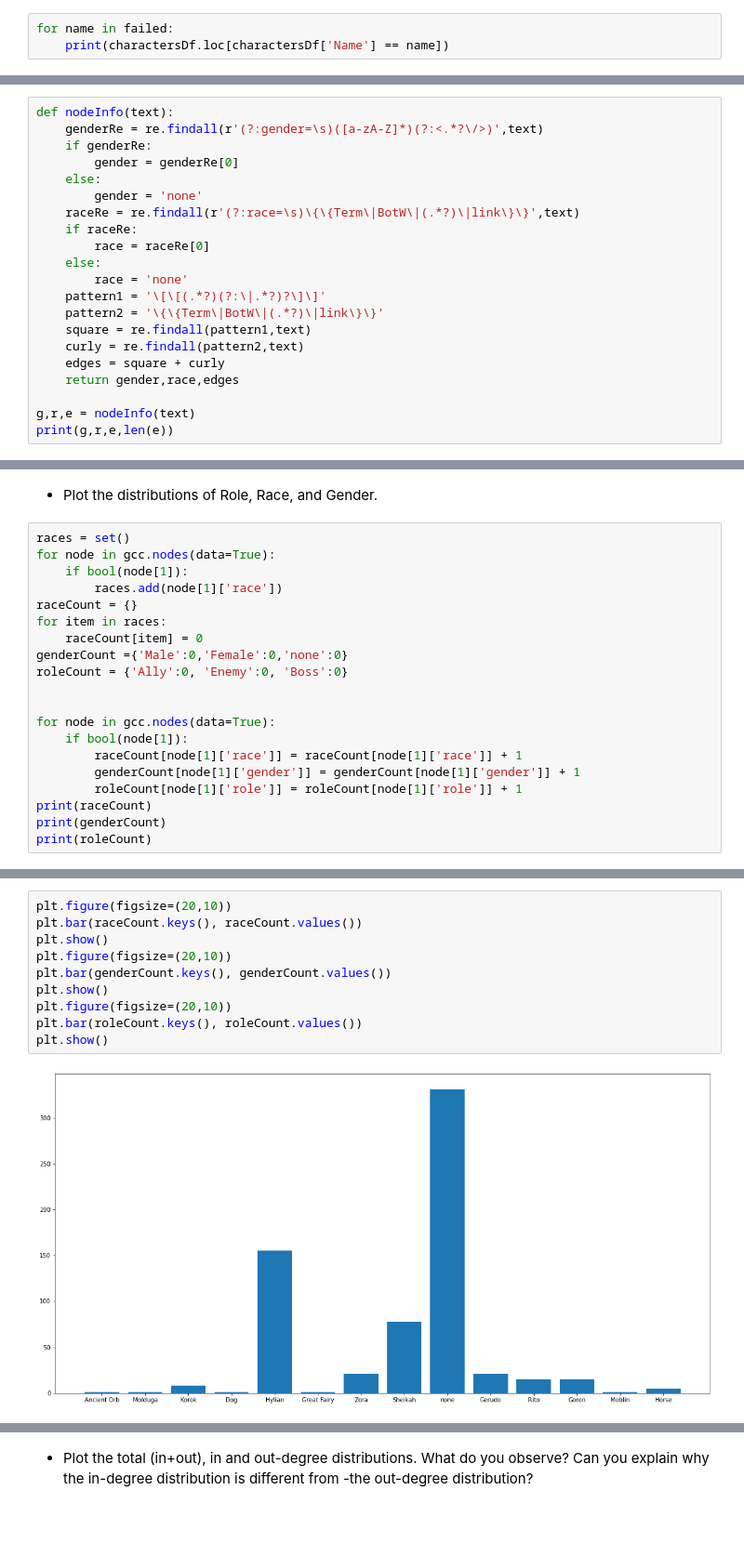
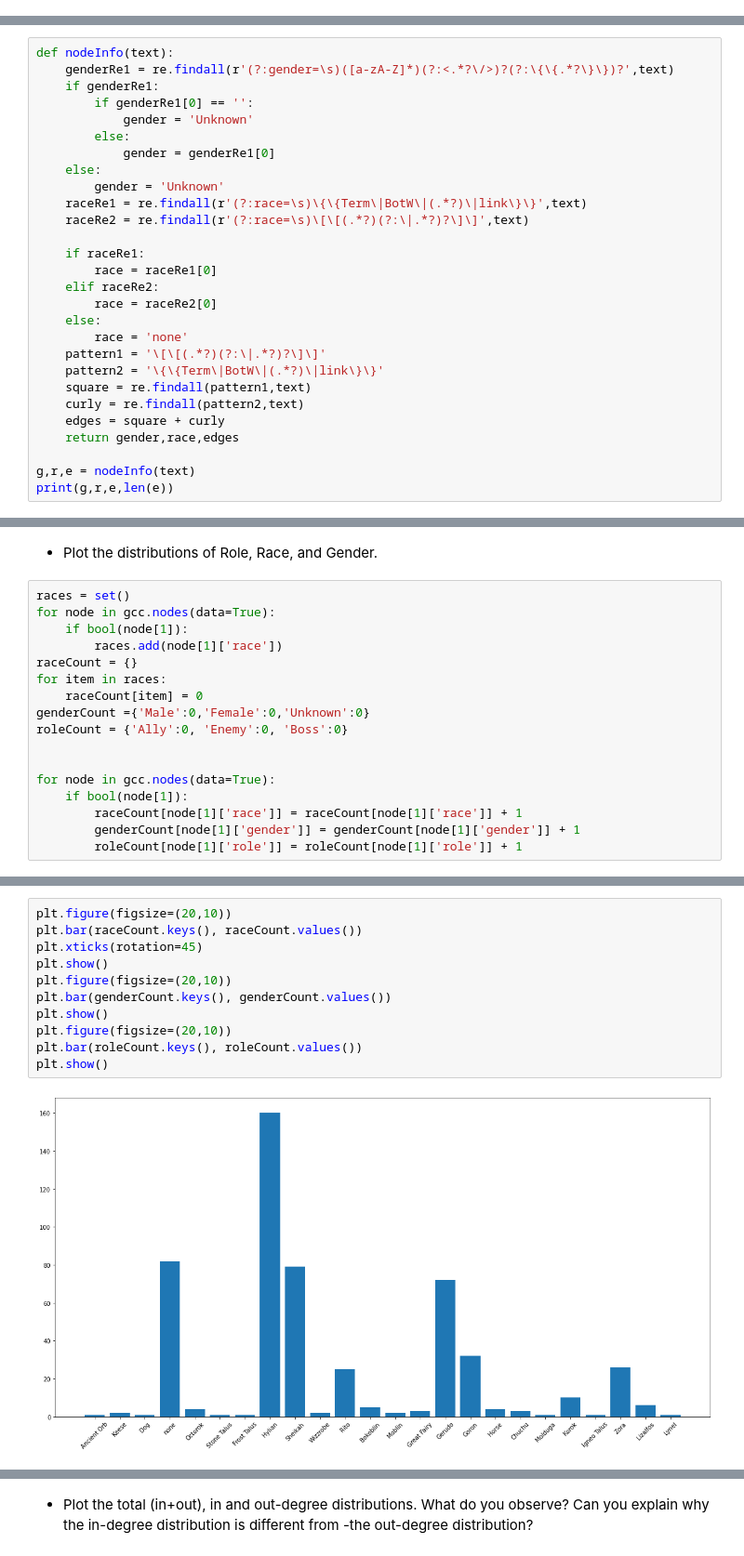
Before and after one commit to BerglindLilja/DataQueens, a Jupyter notebook: vika 4/botwNetwork.ipynb, the cells around one changed output, grey strips where cells are left out. Shown: that part at 93% size. Cells and saved outputs as stored; diff of their text form; blank space fills up the shorter version.

```diff
--- a/vika 4/botwNetwork.ipynb
+++ b/vika 4/botwNetwork.ipynb
@@ -24,6 +25,3 @@ charactersDf.info
 657         676     Central Hyrule  Boss
 
 [658 rows x 3 columns]>
-# %%
-for name in failed:
-    print(charactersDf.loc[charactersDf['Name'] == name])
@@ -92,14 +80,21 @@ else:
 Hylian
 # %%
 def nodeInfo(text):
-    genderRe = re.findall(r'(?:gender=\s)([a-zA-Z]*)(?:<.*?\/>)',text)
-    if genderRe:
-        gender = genderRe[0]
+    genderRe1 = re.findall(r'(?:gender=\s)([a-zA-Z]*)(?:<.*?\/>)?(?:\{\{.*?\}\})?',text)
+    if genderRe1:
+        if genderRe1[0] == '':
+            gender = 'Unknown'
+        else:
+            gender = genderRe1[0]
     else:
-        gender = 'none'
-    raceRe = re.findall(r'(?:race=\s)\{\{Term\|BotW\|(.*?)\|link\}\}',text)
-    if raceRe:
-        race = raceRe[0]
+        gender = 'Unknown'
+    raceRe1 = re.findall(r'(?:race=\s)\{\{Term\|BotW\|(.*?)\|link\}\}',text)
+    raceRe2 = re.findall(r'(?:race=\s)\[\[(.*?)(?:\|.*?)?\]\]',text)
+
+    if raceRe1:
+        race = raceRe1[0]
+    elif raceRe2:
+        race = raceRe2[0]
     else:
         race = 'none'
     pattern1 = '\[\[(.*?)(?:\|.*?)?\]\]'
@@ -232,7 +227,7 @@ for node in gcc.nodes(data=True):
 raceCount = {}
 for item in races:
     raceCount[item] = 0
-genderCount ={'Male':0,'Female':0,'none':0}
+genderCount ={'Male':0,'Female':0,'Unknown':0}
 roleCount = {'Ally':0, 'Enemy':0, 'Boss':0}
 
 
@@ -241,6 +236,3 @@ for node in gcc.nodes(data=True):
         raceCount[node[1]['race']] = raceCount[node[1]['race']] + 1
         genderCount[node[1]['gender']] = genderCount[node[1]['gender']] + 1
         roleCount[node[1]['role']] = roleCount[node[1]['role']] + 1
-print(raceCount)
-print(genderCount)
-print(roleCount)
@@ -251,12 +239,13 @@ print(roleCount)
 # %%
 plt.figure(figsize=(20,10))
 plt.bar(raceCount.keys(), raceCount.values())
+plt.xticks(rotation=45)
 plt.show()
 plt.figure(figsize=(20,10))
 plt.bar(genderCount.keys(), genderCount.values())
 plt.show()
 plt.figure(figsize=(20,10))
 plt.bar(roleCount.keys(), roleCount.values())
 plt.show()
 # %% [output]
-[figure, old version]
+[figure, new version]
```
Also changed, not shown: parts of 22 cells of this notebook.
